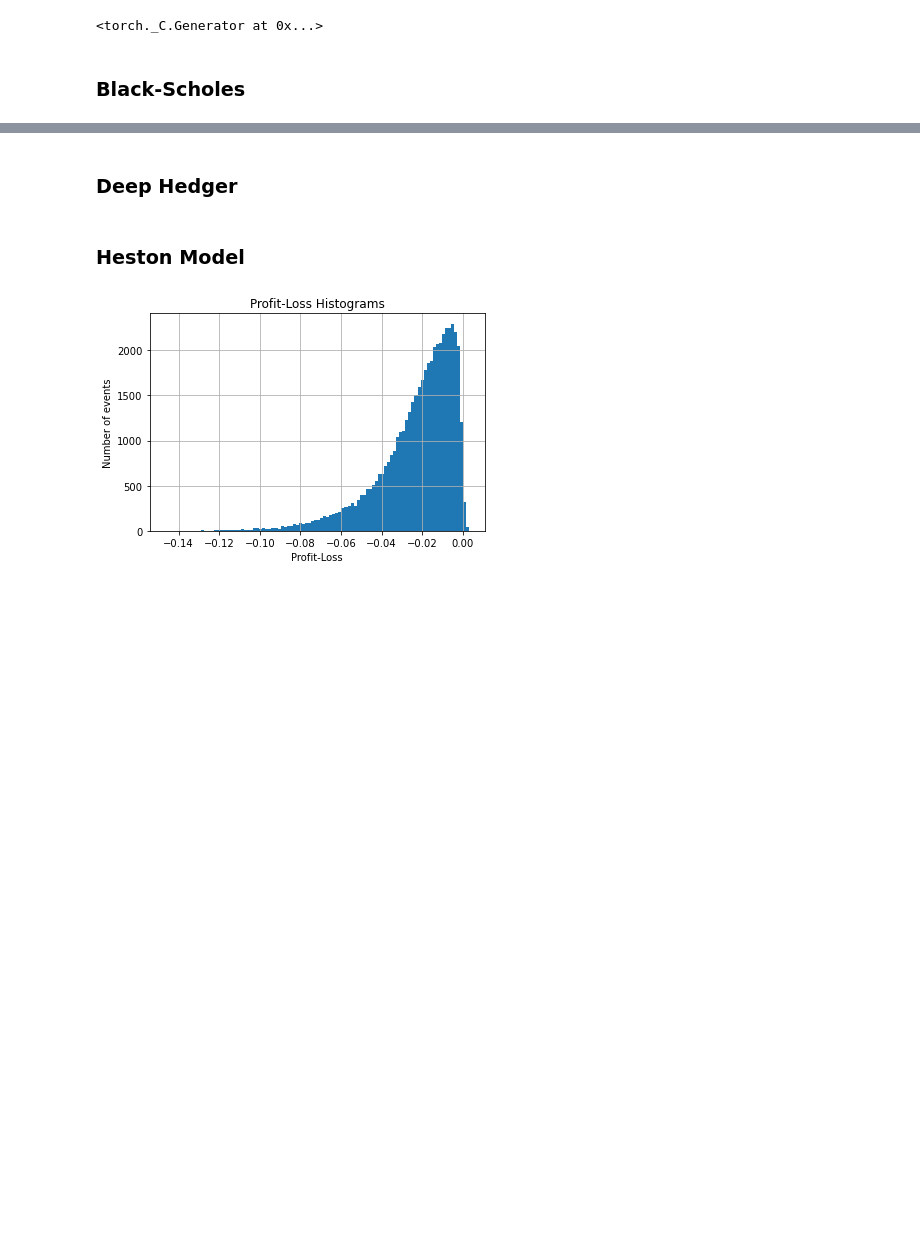
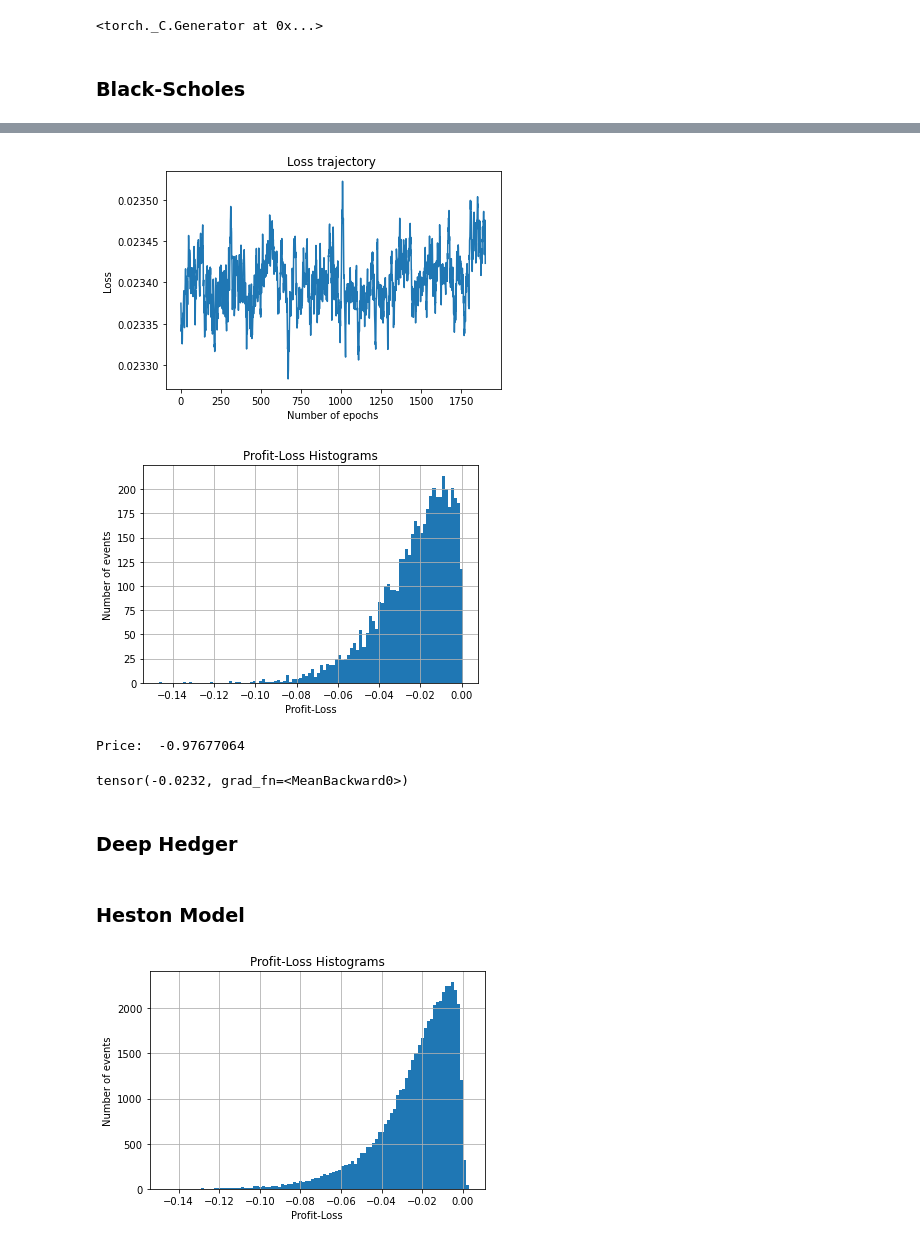
Before and after one commit to justinhou95/NeuralHedge, a Jupyter notebook: deephedge.ipynb, the cells around one changed output, grey strips where cells are left out. Saved outputs shown, nothing was run; the diff lists cells and outputs as text; code cells hidden in the pictures; blank space fills up the shorter version.

Commit message:
add square loss

```diff
--- a/deephedge.ipynb
+++ b/deephedge.ipynb
@@ -107,3 +113,17 @@ Price:  [0.02303496]
+# %%
+history = hedger.fit(dataset_market, criterion=loss.SquareMeasure())
+plot_history(history)
+pnl = hedger.compute_pnl(data_set).detach().numpy()
+plot_pnl(pnl)
+print('Price: ', hedger.pricer().detach().numpy())
+# %% [output]
+[figure, added]
+[figure, added]
+Price:  -0.97677064
+# %%
+hedger.pnl.mean()
+# %% [output]
+tensor(-0.0232, grad_fn=<MeanBackward0>)
 # %% [markdown]
 ### Deep Hedger
 # %%
```
Also changed, not shown: parts of 4 cells of this notebook, 3 other files.
